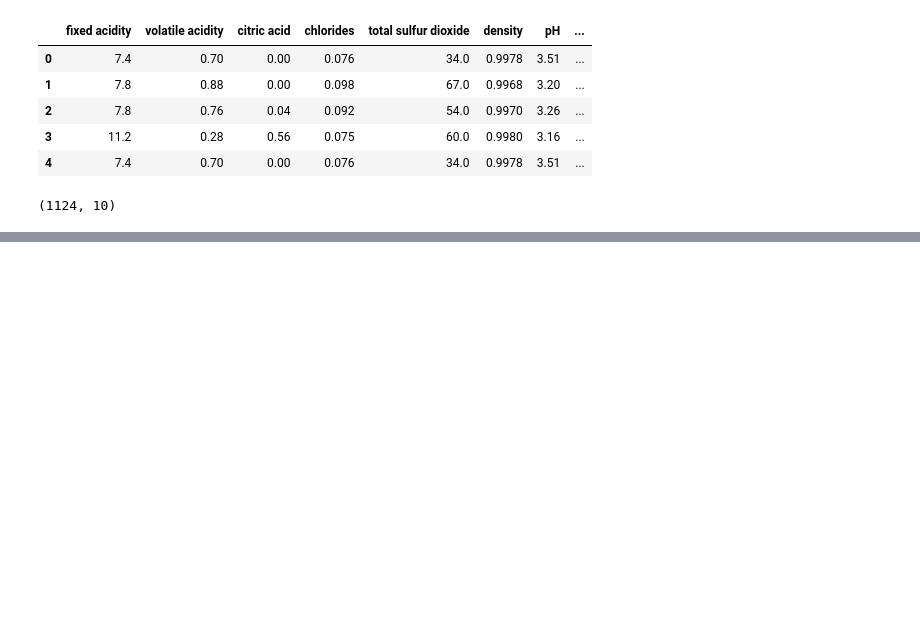
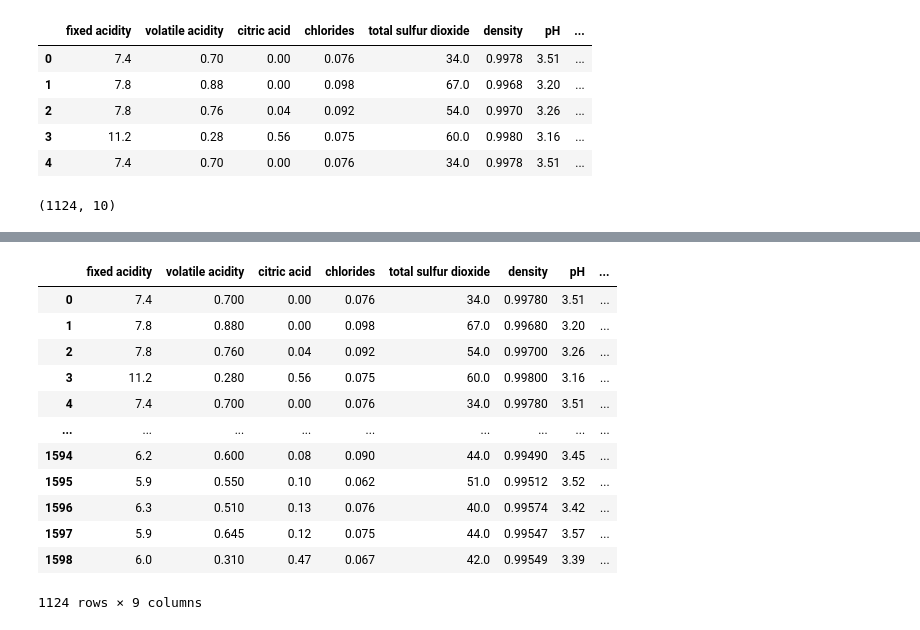
Before and after one commit to ldotmithu/FineWine-AI-Quality-Prediction-and-Personalized-Recommendations, a Jupyter notebook: notebook/trail.ipynb, the cells around one changed output, grey strips where cells are left out. Saved outputs shown, nothing was run; the diff lists cells and outputs as text; code cells hidden in the pictures; blank space fills up the shorter version.

```diff
--- a/notebook/trail.ipynb
+++ b/notebook/trail.ipynb
@@ -243,3 +249,19 @@ array([5, 6, 7, 4])
 # %%
 X = data.drop(["quality"],axis=1)
 y = data["quality"]
+# %%
+X
+# %% [output]
+|  | fixed acidity | volatile acidity | citric acid | chlorides | total sulfur dioxide | density | pH | ... |
+| 0 | 7.4 | 0.700 | 0.00 | 0.076 | 34.0 | 0.99780 | 3.51 | ... |
+| 1 | 7.8 | 0.880 | 0.00 | 0.098 | 67.0 | 0.99680 | 3.20 | ... |
+| 2 | 7.8 | 0.760 | 0.04 | 0.092 | 54.0 | 0.99700 | 3.26 | ... |
+| 3 | 11.2 | 0.280 | 0.56 | 0.075 | 60.0 | 0.99800 | 3.16 | ... |
+| 4 | 7.4 | 0.700 | 0.00 | 0.076 | 34.0 | 0.99780 | 3.51 | ... |
+| ... | ... | ... | ... | ... | ... | ... | ... | ... |
+| 1594 | 6.2 | 0.600 | 0.08 | 0.090 | 44.0 | 0.99490 | 3.45 | ... |
+| 1595 | 5.9 | 0.550 | 0.10 | 0.062 | 51.0 | 0.99512 | 3.52 | ... |
+| 1596 | 6.3 | 0.510 | 0.13 | 0.076 | 40.0 | 0.99574 | 3.42 | ... |
+| 1597 | 5.9 | 0.645 | 0.12 | 0.075 | 44.0 | 0.99547 | 3.57 | ... |
+| 1598 | 6.0 | 0.310 | 0.47 | 0.067 | 42.0 | 0.99549 | 3.39 | ... |
+1124 rows × 9 columns
```
Also changed, not shown: parts of 14 cells of this notebook.
